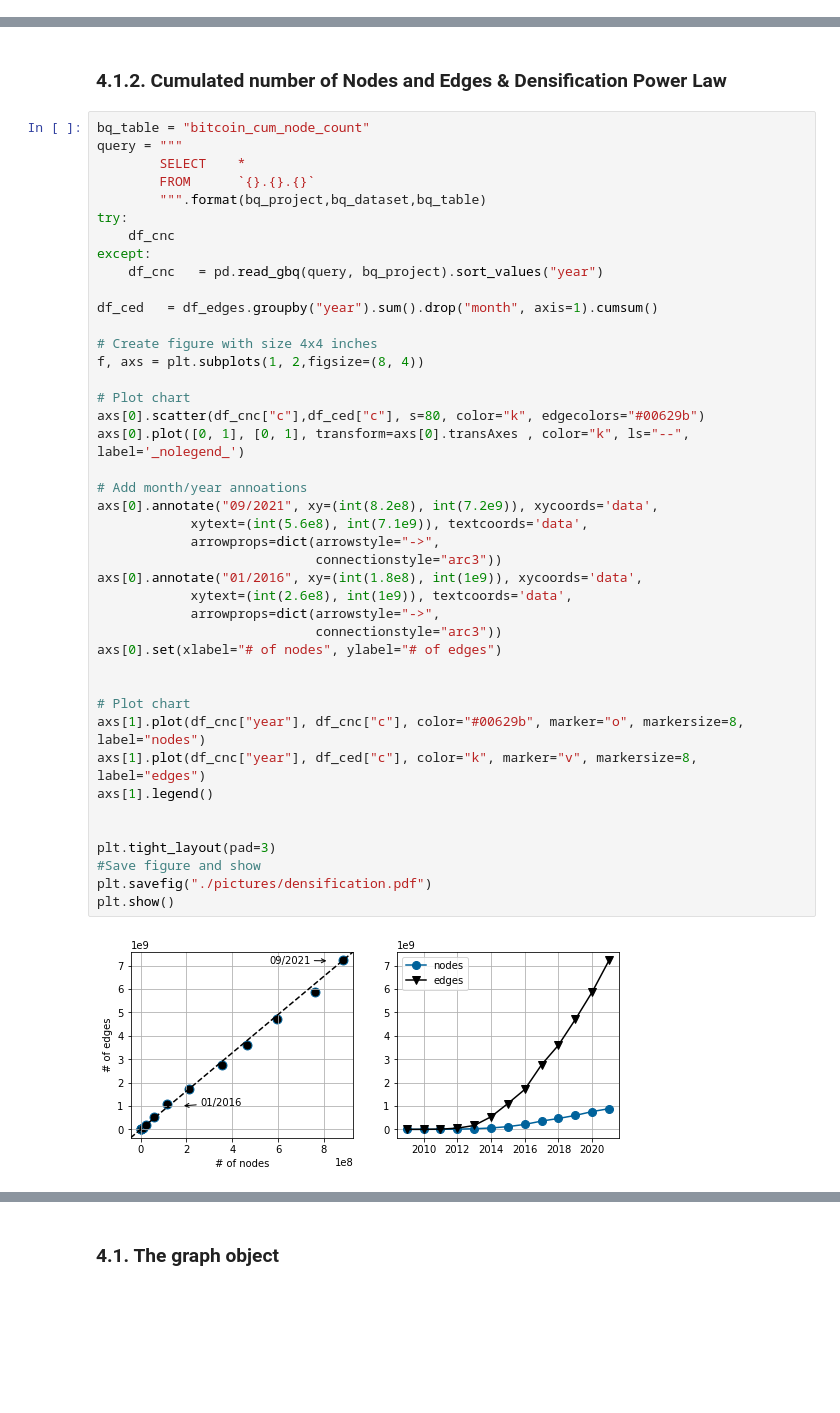
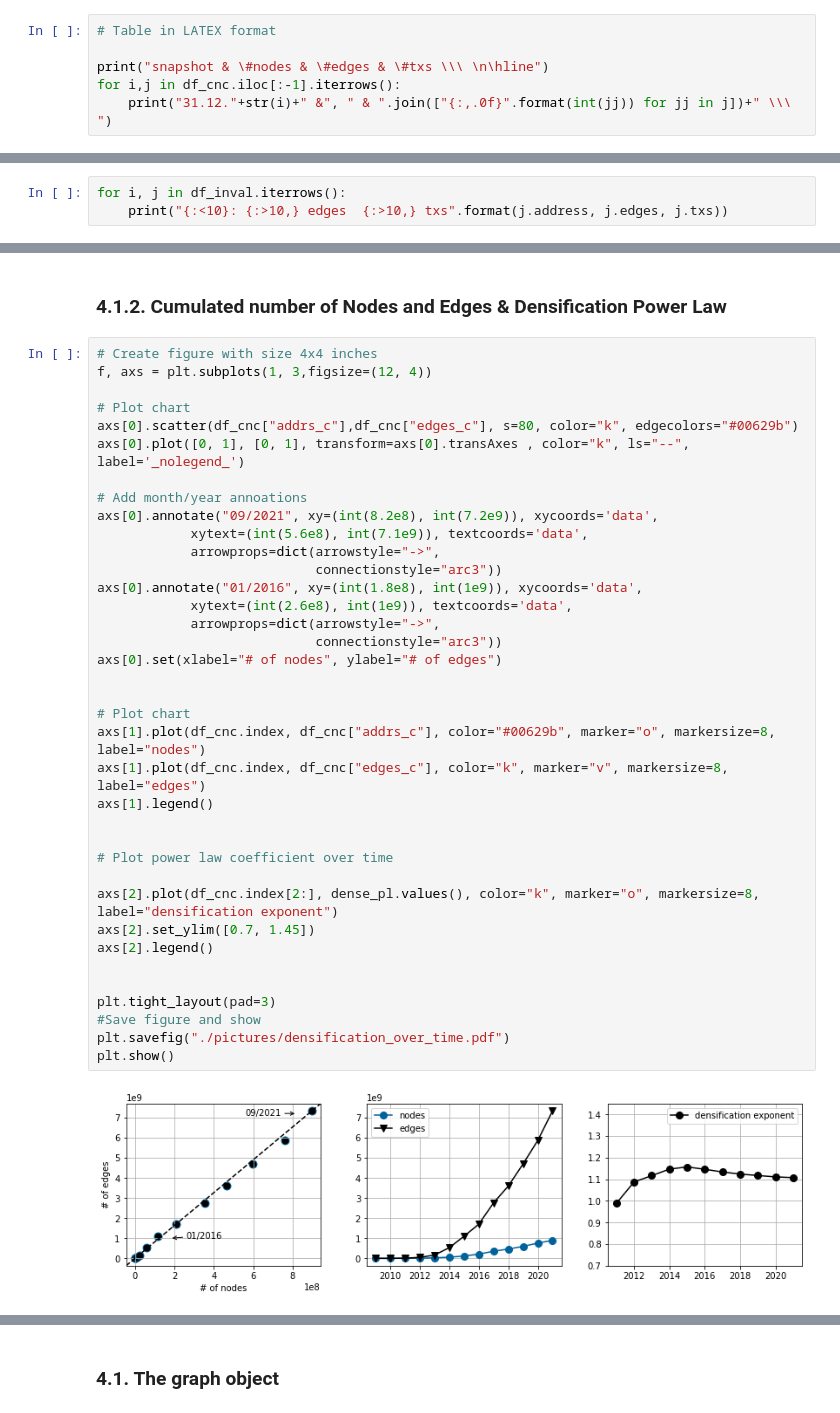
Before and after one commit to nerolation/python-bitcoin-scraper, a Jupyter notebook: btc-graph-analysis.ipynb, the cells around one changed output, grey strips where cells are left out. Cells and saved outputs as stored; diff of their text form; blank space fills up the shorter version.

```diff
--- a/btc-graph-analysis.ipynb
+++ b/btc-graph-analysis.ipynb
@@ -246,0 +327,6 @@ if not os.path.isdir("./pictures"):
+# %%
+# Table in LATEX format
+
+print("snapshot & \#nodes & \#edges & \#txs \\\ \n\hline")
+for i,j in df_cnc.iloc[:-1].iterrows():
+    print("31.12."+str(i)+" &", " & ".join(["{:,.0f}".format(int(jj)) for jj in j])+" \\\ ")
@@ -246,0 +348,3 @@ if not os.path.isdir("./pictures"):
+# %%
+for i, j in df_inval.iterrows():
+    print("{:<10}: {:>10,} edges  {:>10,} txs".format(j.address, j.edges, j.txs))
@@ -316,46 +527,41 @@ NameError: name 'df_txs' is not defined
 # %% [markdown]
 ### 4.1.2. Cumulated number of Nodes and Edges & Densification Power Law
 # %%
-bq_table = "bitcoin_cum_node_count"
-query = """
-        SELECT    *
-        FROM      `{}.{}.{}`
-        """.format(bq_project,bq_dataset,bq_table)
-try:
-    df_cnc
-except:
-    df_cnc   = pd.read_gbq(query, bq_project).sort_values("year")
-
-df_ced   = df_edges.groupby("year").sum().drop("month", axis=1).cumsum()
-
 # Create figure with size 4x4 inches
-f, axs = plt.subplots(1, 2,figsize=(8, 4))
+f, axs = plt.subplots(1, 3,figsize=(12, 4))
 
 # Plot chart
-axs[0].scatter(df_cnc["c"],df_ced["c"], s=80, color="k", edgecolors="#00629b")
+axs[0].scatter(df_cnc["addrs_c"],df_cnc["edges_c"], s=80, color="k", edgecolors="#00629b")
 axs[0].plot([0, 1], [0, 1], transform=axs[0].transAxes , color="k", ls="--", label='_nolegend_')
 
 # Add month/year annoations
 axs[0].annotate("09/2021", xy=(int(8.2e8), int(7.2e9)), xycoords='data',
             xytext=(int(5.6e8), int(7.1e9)), textcoords='data',
             arrowprops=dict(arrowstyle="->",
                             connectionstyle="arc3"))
 axs[0].annotate("01/2016", xy=(int(1.8e8), int(1e9)), xycoords='data',
             xytext=(int(2.6e8), int(1e9)), textcoords='data',
             arrowprops=dict(arrowstyle="->",
                             connectionstyle="arc3"))
 axs[0].set(xlabel="# of nodes", ylabel="# of edges")
 
 
 # Plot chart
-axs[1].plot(df_cnc["year"], df_cnc["c"], color="#00629b", marker="o", markersize=8, label="nodes")
-axs[1].plot(df_cnc["year"], df_ced["c"], color="k", marker="v", markersize=8, label="edges")
+axs[1].plot(df_cnc.index, df_cnc["addrs_c"], color="#00629b", marker="o", markersize=8, label="nodes")
+axs[1].plot(df_cnc.index, df_cnc["edges_c"], color="k", marker="v", markersize=8, label="edges")
 axs[1].legend()
+
+
+# Plot power law coefficient over time
+
+axs[2].plot(df_cnc.index[2:], dense_pl.values(), color="k", marker="o", markersize=8, label="densification exponent")
+axs[2].set_ylim([0.7, 1.45])
+axs[2].legend()
 
 
 plt.tight_layout(pad=3)
 #Save figure and show
-plt.savefig("./pictures/densification.pdf")
+plt.savefig("./pictures/densification_over_time.pdf")
 plt.show()
 # %% [output]
-[figure, old version]
+[figure, new version]
```
Also changed, not shown: parts of 36 cells of this notebook.
